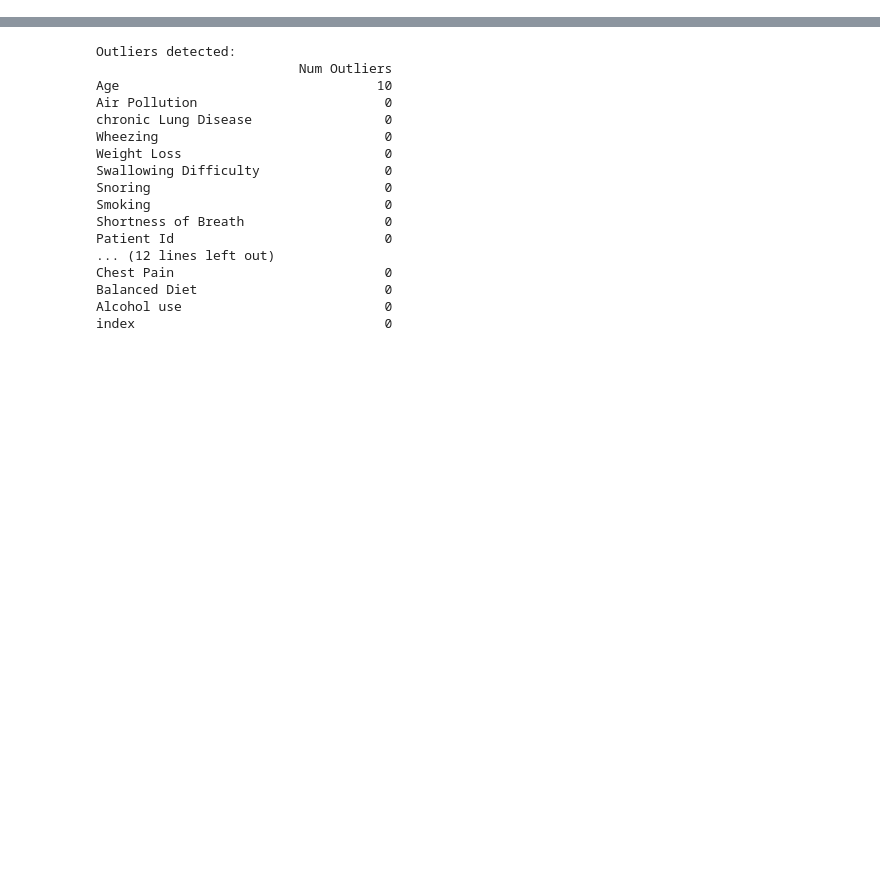
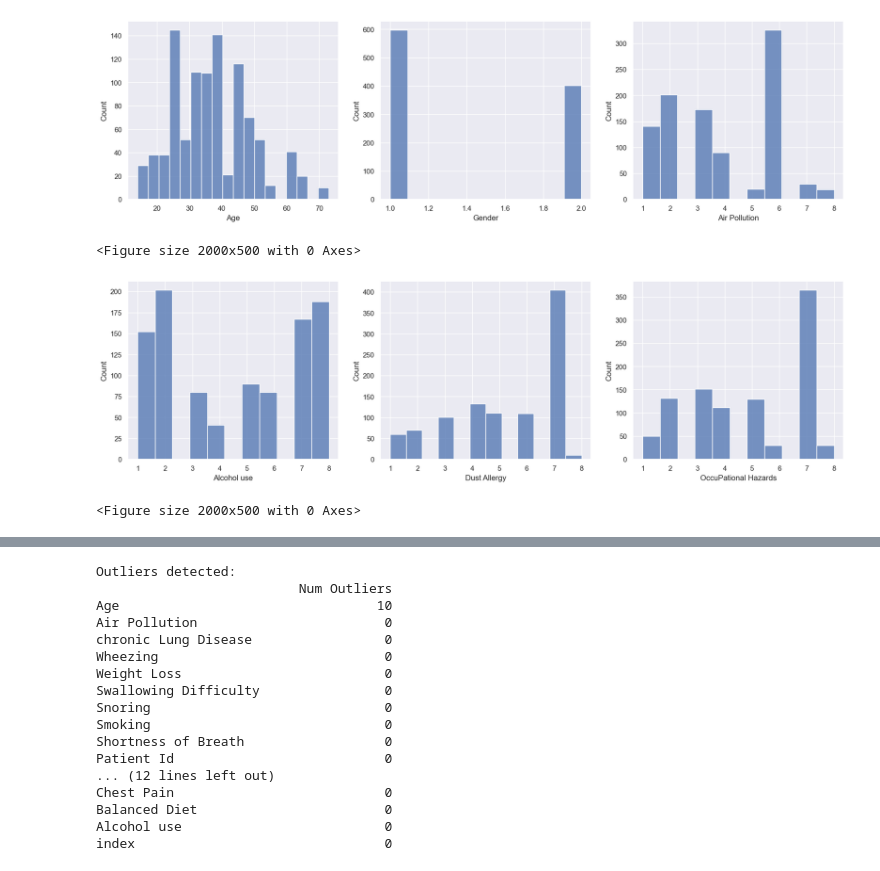
Before and after one commit to brysonbarth/DAAN_888_G5, a Jupyter notebook: DAAN_888_G5_Code.ipynb, the cells around one changed output, grey strips where cells are left out. Drawn from its saved outputs; the diff is of its cells as text; code cells hidden in the pictures; blank space fills up the shorter version.

Commit message:
centralized EDA and graphs output as png

```diff
--- a/DAAN_888_G5_Code.ipynb
+++ b/DAAN_888_G5_Code.ipynb
@@ -65,10 +37,0 @@ dtype: int64
-# %%
-sns.set(rc={'figure.figsize':(12,5)})
-sns.histplot(df_bryson['Age'], kde=False)
-plt.show()
-sns.histplot(df_bryson['Gender'], kde=False)
-plt.show()
-sns.histplot(df_bryson['Air Pollution'], kde=False)
-plt.show()
-sns.histplot(df_bryson['Alcohol use'], kde=False)
-plt.show()
@@ -104,0 +84,70 @@ See the caveats in the documentation: https://pandas.pydata.org/pandas-docs/stab
+# %%
+#Distribution of values by feature
+sns.set(rc={'figure.figsize':(20,5)})
+fig, ax =plt.subplots(1,3)
+sns.histplot(df['Age'], kde=False, ax=ax[0])
+sns.histplot(df['Gender'], kde=False, ax=ax[1])
+sns.histplot(df['Air Pollution'], kde=False, ax=ax[2])
+plt.show()
+plt.savefig('Graphs\Hist_Age_Gender_Pollution.png')
+
+sns.set(rc={'figure.figsize':(20,5)})
+fig, ax =plt.subplots(1,3)
+sns.histplot(df['Alcohol use'], kde=False, ax=ax[0])
+sns.histplot(df['Dust Allergy'], kde=False, ax=ax[1])
+sns.histplot(df['OccuPational Hazards'], kde=False, ax=ax[2])
+plt.show()
+plt.savefig('Graphs\Hist_Alc_Dust_Hazards.png')
+
+sns.set(rc={'figure.figsize':(20,5)})
+fig, ax =plt.subplots(1,3)
+sns.histplot(df['Genetic Risk'], kde=False, ax=ax[0])
+sns.histplot(df['chronic Lung Disease'], kde=False, ax=ax[1])
+sns.histplot(df['Balanced Diet'], kde=False, ax=ax[2])
+plt.show()
+plt.savefig('Graphs\Hist_Genetic_Lung_Diet.png')
+
+sns.set(rc={'figure.figsize':(20,5)})
+fig, ax =plt.subplots(1,3)
+sns.histplot(df['Obesity'], kde=False, ax=ax[0])
+sns.histplot(df['Smoking'], kde=False, ax=ax[1])
+sns.histplot(df['Passive Smoker'], kde=False, ax=ax[2])
+plt.show()
+plt.savefig('Graphs\Hist_Obesity_Smoking_Passive.png')
+
+sns.set(rc={'figure.figsize':(20,5)})
+fig, ax =plt.subplots(1,3)
+sns.histplot(df['Chest Pain'], kde=False, ax=ax[0])
+sns.histplot(df['Coughing of Blood'], kde=False, ax=ax[1])
+sns.histplot(df['Fatigue'], kde=False, ax=ax[2])
+plt.show()
+plt.savefig('Graphs\Hist_Chest_Blood_Fatigue.png')
+
+sns.set(rc={'figure.figsize':(20,5)})
+fig, ax =plt.subplots(1,3)
+sns.histplot(df['Weight Loss'], kde=False, ax=ax[0])
+sns.histplot(df['Shortness of Breath'], kde=False, ax=ax[1])
+sns.histplot(df['Wheezing'], kde=False, ax=ax[2])
+plt.show()
+plt.savefig('Graphs\Hist_Weight_Breath_Wheezing.png')
+
+sns.set(rc={'figure.figsize':(20,5)})
+fig, ax =plt.subplots(1,3)
+sns.histplot(df['Swallowing Difficulty'], kde=False, ax=ax[0])
+sns.histplot(df['Clubbing of Finger Nails'], kde=False, ax=ax[1])
+sns.histplot(df['Frequent Cold'], kde=False, ax=ax[2])
+plt.show()
+plt.savefig('Graphs\Hist_Swallowing_Nails_Cold.png')
+
+sns.set(rc={'figure.figsize':(20,5)})
+fig, ax =plt.subplots(1,3)
+sns.histplot(df['Dry Cough'], kde=False, ax=ax[0])
+sns.histplot(df['Snoring'], kde=False, ax=ax[1])
+sns.histplot(df['Level'], kde=False, ax=ax[2])
+plt.show()
+plt.savefig('Graphs\Hist_Cough_Snoring_Level.png')
+# %% [output]
+[figure, added]
+<Figure size 2000x500 with 0 Axes>
+[figure, added]
+<Figure size 2000x500 with 0 Axes>
```
Also changed, not shown: parts of 13 cells of this notebook, 17 other files.
